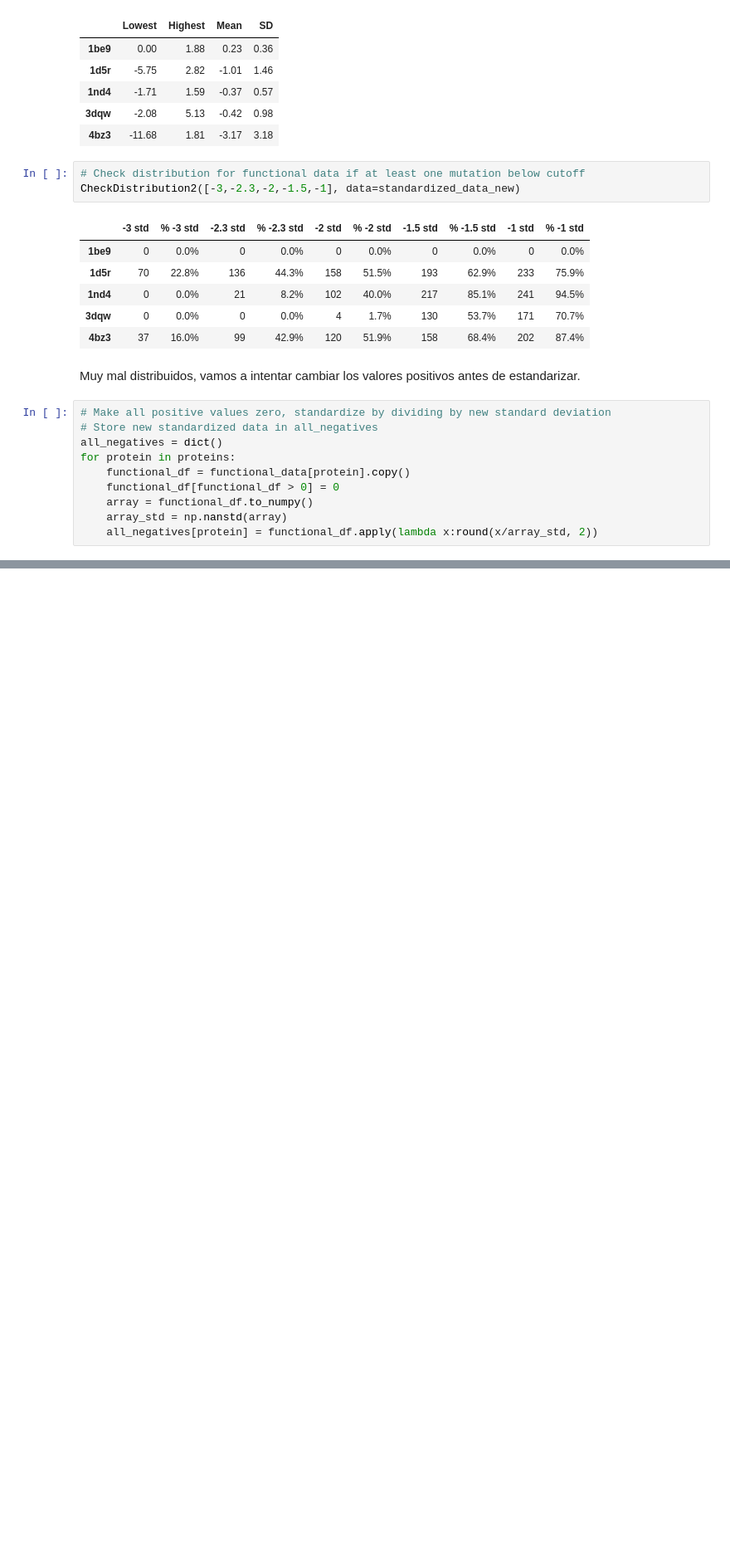
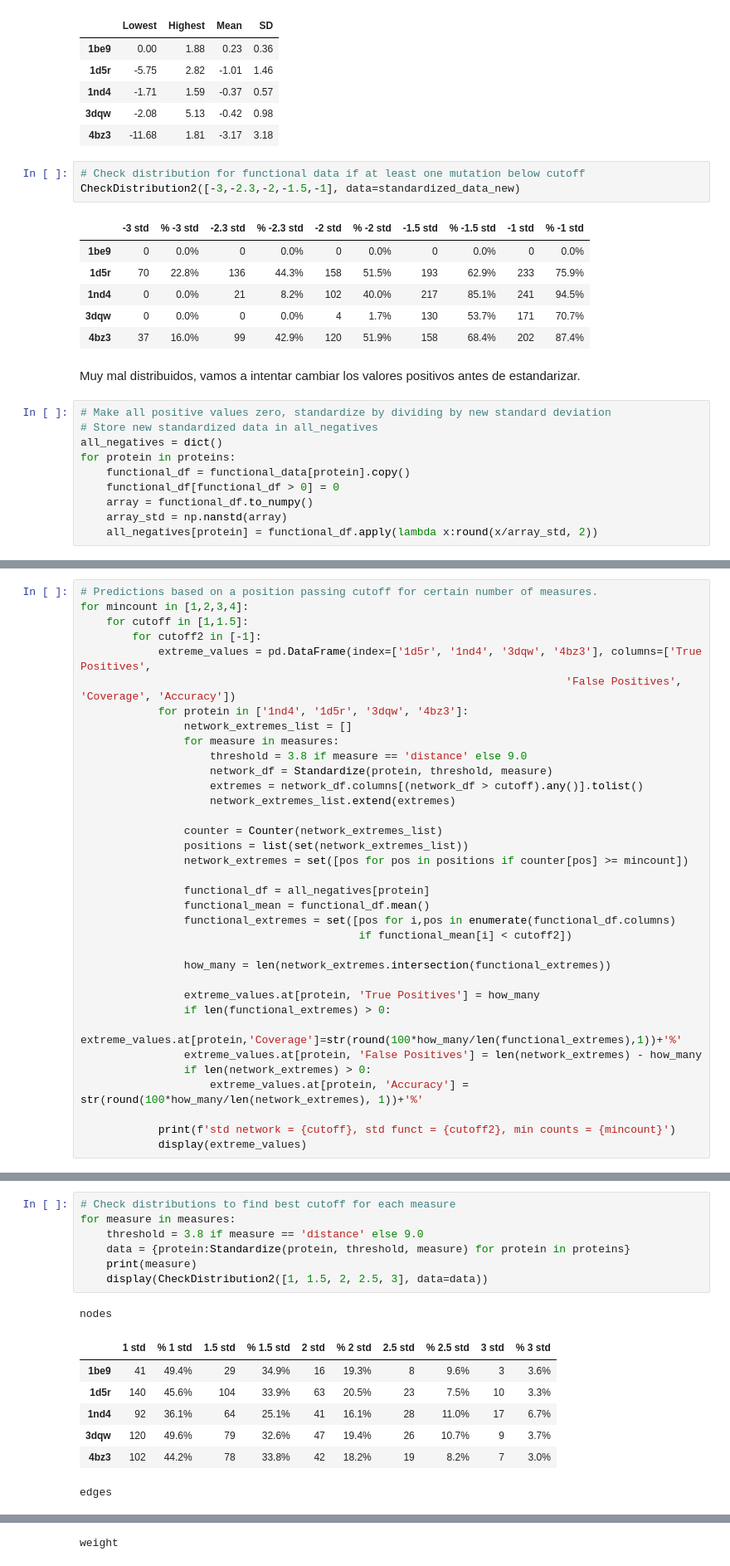
Before and after one commit to CrisSotomayor/perturbation-networks-get-data, a Jupyter notebook: data.ipynb, the cells around one changed output, grey strips where cells are left out. Shown at 83% size. Saved outputs shown, nothing was run; the diff lists cells and outputs as text; blank space fills up the shorter version.

```diff
--- a/data.ipynb
+++ b/data.ipynb
@@ -1092,0 +1280,35 @@ All_negatives en 3dqw y 1nd4 da un aumento considerable en accuracy con un decre
+# %%
+# Predictions based on a position passing cutoff for certain number of measures.
+for mincount in [1,2,3,4]:
+    for cutoff in [1,1.5]:
+        for cutoff2 in [-1]:
+            extreme_values = pd.DataFrame(index=['1d5r', '1nd4', '3dqw', '4bz3'], columns=['True Positives',
+                                                                           'False Positives', 'Coverage', 'Accuracy'])
+            for protein in ['1nd4', '1d5r', '3dqw', '4bz3']:
+                network_extremes_list = []
+                for measure in measures:
+                    threshold = 3.8 if measure == 'distance' else 9.0
+                    network_df = Standardize(protein, threshold, measure)
+                    extremes = network_df.columns[(network_df > cutoff).any()].tolist()
+                    network_extremes_list.extend(extremes)
+
+                counter = Counter(network_extremes_list)
+                positions = list(set(network_extremes_list))
+                network_extremes = set([pos for pos in positions if counter[pos] >= mincount])
+
+                functional_df = all_negatives[protein]
+                functional_mean = functional_df.mean()
+                functional_extremes = set([pos for i,pos in enumerate(functional_df.columns)
+                                           if functional_mean[i] < cutoff2])
+
+                how_many = len(network_extremes.intersection(functional_extremes))
+
+                extreme_values.at[protein, 'True Positives'] = how_many
+                if len(functional_extremes) > 0:
+                    extreme_values.at[protein,'Coverage']=str(round(100*how_many/len(functional_extremes),1))+'%'
+                extreme_values.at[protein, 'False Positives'] = len(network_extremes) - how_many
+                if len(network_extremes) > 0:
+                    extreme_values.at[protein, 'Accuracy'] = str(round(100*how_many/len(network_extremes), 1))+'%'
+
+            print(f'std network = {cutoff}, std funct = {cutoff2}, min counts = {mincount}')
+            display(extreme_values)
@@ -1092,0 +1353,16 @@ All_negatives en 3dqw y 1nd4 da un aumento considerable en accuracy con un decre
+# %%
+# Check distributions to find best cutoff for each measure
+for measure in measures:
+    threshold = 3.8 if measure == 'distance' else 9.0
+    data = {protein:Standardize(protein, threshold, measure) for protein in proteins}
+    print(measure)
+    display(CheckDistribution2([1, 1.5, 2, 2.5, 3], data=data))
+# %% [output]
+nodes
+|  | 1 std | % 1 std | 1.5 std | % 1.5 std | 2 std | % 2 std | 2.5 std | % 2.5 std | 3 std | % 3 std |
+| 1be9 | 41 | 49.4% | 29 | 34.9% | 16 | 19.3% | 8 | 9.6% | 3 | 3.6% |
+| 1d5r | 140 | 45.6% | 104 | 33.9% | 63 | 20.5% | 23 | 7.5% | 10 | 3.3% |
+| 1nd4 | 92 | 36.1% | 64 | 25.1% | 41 | 16.1% | 28 | 11.0% | 17 | 6.7% |
+| 3dqw | 120 | 49.6% | 79 | 32.6% | 47 | 19.4% | 26 | 10.7% | 9 | 3.7% |
+| 4bz3 | 102 | 44.2% | 78 | 33.8% | 42 | 18.2% | 19 | 8.2% | 7 | 3.0% |
+edges
@@ -1092,0 +1375 @@ All_negatives en 3dqw y 1nd4 da un aumento considerable en accuracy con un decre
+weight
```
Also changed, not shown: parts of 30 cells of this notebook.
